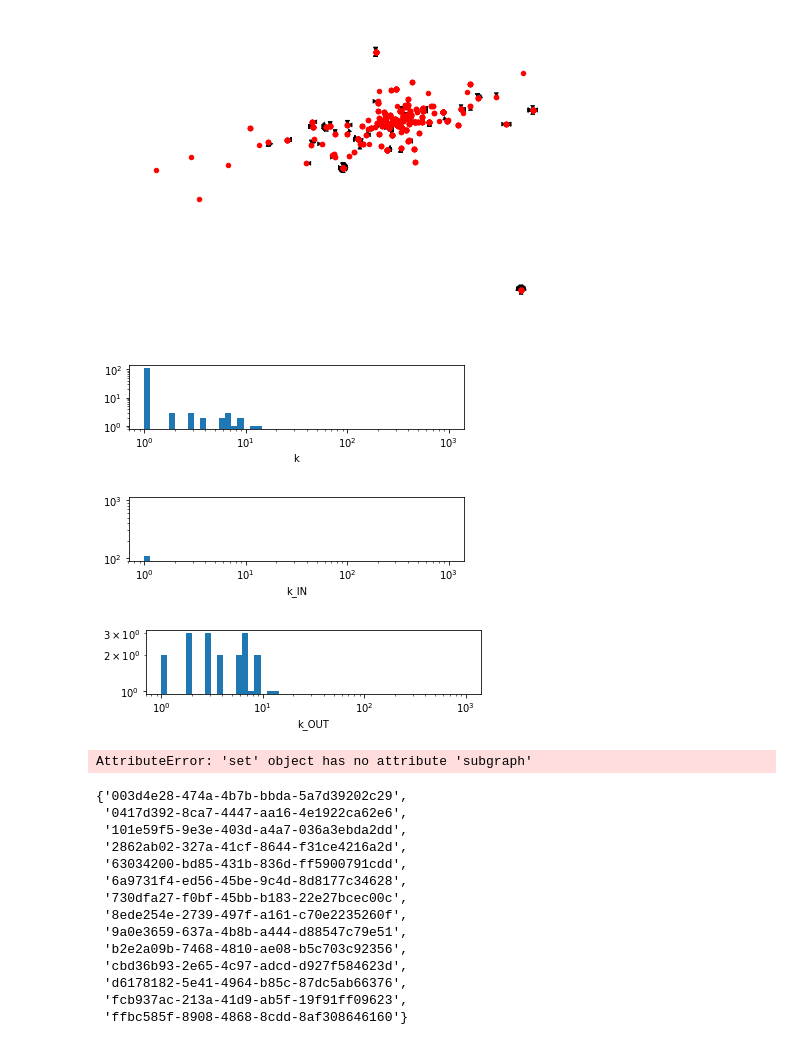
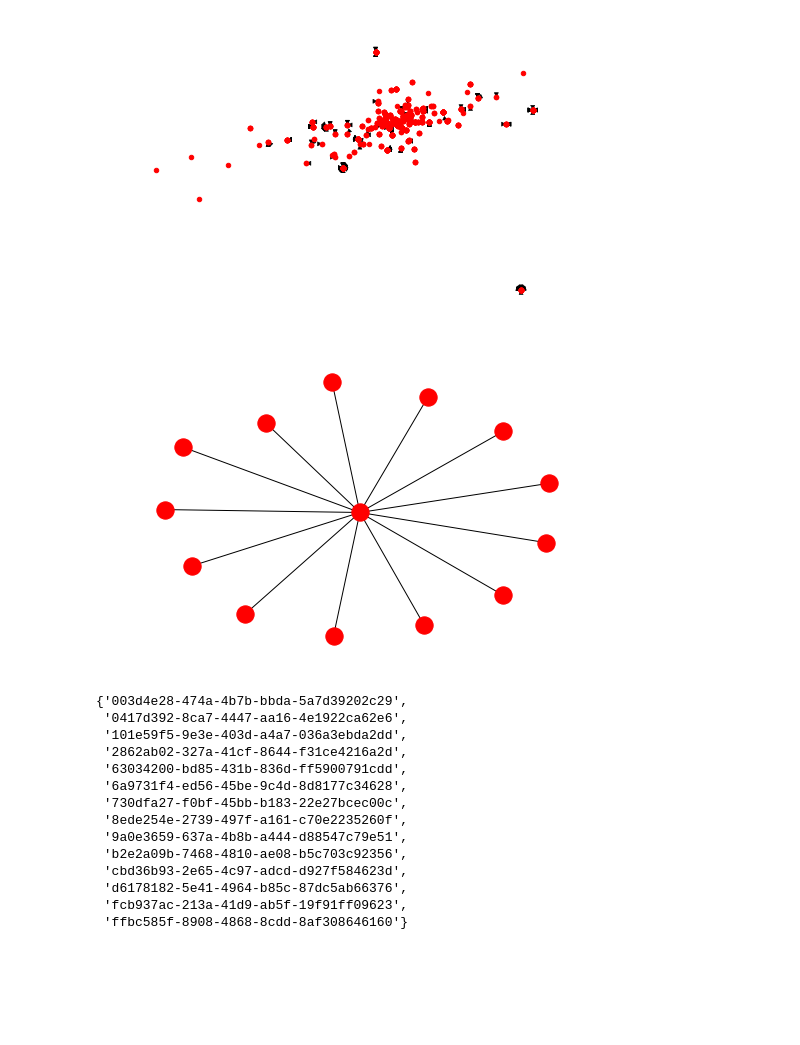
Before and after one commit to fedesevle/Redes_FLEM, a Jupyter notebook: Practica_especial/Filtrado_papers_2- Muchos archivos.ipynb, the cells around one changed output. Saved outputs shown, nothing was run; the diff lists cells and outputs as text; code cells hidden in the pictures; blank space fills up the shorter version.

```diff
--- a/Practica_especial/Filtrado_papers_2- Muchos archivos.ipynb
+++ b/Practica_especial/Filtrado_papers_2- Muchos archivos.ipynb
@@ -5,17 +5,14 @@ import networkx as nx
 import matplotlib.pyplot as plt
 # %%
 #R = open('D:\Para procesar\Académica\Ciencias Físicas\Doctorado\Materias\Redes complejas\Trabajos_prácticos\Practica_computacional\mag_papers_166.txt', 'r')
-R = open('G:\Redes\mag_papers_166.txt', 'r')
-R1 = open('G:\Redes\mag_papers_165.txt', 'r')
-R2 = open('G:\Redes\mag_papers_164.txt', 'r')
-R3 = open('G:\Redes\mag_papers_163.txt', 'r')
-
 doctype=[]
 paper_conjuntos = []
 
 # Con esta primera línea nos aseguramos de que los documentos que vamos a trabajar sean exclusivamente papers.
 
-def agregarpaper(R,paper_conjuntos):
+def agregarpaper(R_n,paper_conjuntos):
+    doctype=[]
+    R = open('G:\Redes\mag_papers_'+R_n+'.txt', 'r')
     N = 999999
     i = 0
     for line in R:
@@ -32,10 +29,10 @@ def agregarpaper(R,paper_conjuntos):
     R.close()
     return(paper_conjuntos)
 
-paper_conjuntos=agregarpaper(R,paper_conjuntos)
-paper_conjuntos=agregarpaper(R1,paper_conjuntos)
-paper_conjuntos=agregarpaper(R2,paper_conjuntos)
-paper_conjuntos=agregarpaper(R3,paper_conjuntos)
+paper_conjuntos=agregarpaper('166',paper_conjuntos)
+paper_conjuntos=agregarpaper('165',paper_conjuntos)
+paper_conjuntos=agregarpaper('164',paper_conjuntos)
+paper_conjuntos=agregarpaper('163',paper_conjuntos)
 
 paper_conjuntos_1 = []
 
@@ -246,18 +241,14 @@ plt.xscale('log')
 plt.xlabel('k_OUT')
 #plt.yscale('log')
 plt.show()
-# %% [output]
-[figure, removed]
-[figure, removed]
-[figure, removed]
 # %%
 GG=G.to_undirected()
 Componente_Gigante_INT=sorted(nx.connected_components(GG), key=len, reverse=True)[0]
-Componente_Gigante_es = Componente_Gigante_INT.subgraph(GG)
+Componente_Gigante_es = GG.subgraph(Componente_Gigante_INT)
 
 nx.draw(Componente_Gigante_es)
 # %% [output]
-AttributeError: 'set' object has no attribute 'subgraph'
+[figure, added]
 # %%
 Componente_Gigante_INT
 # %% [output]
```
Also changed, not shown: parts of 6 cells of this notebook.
